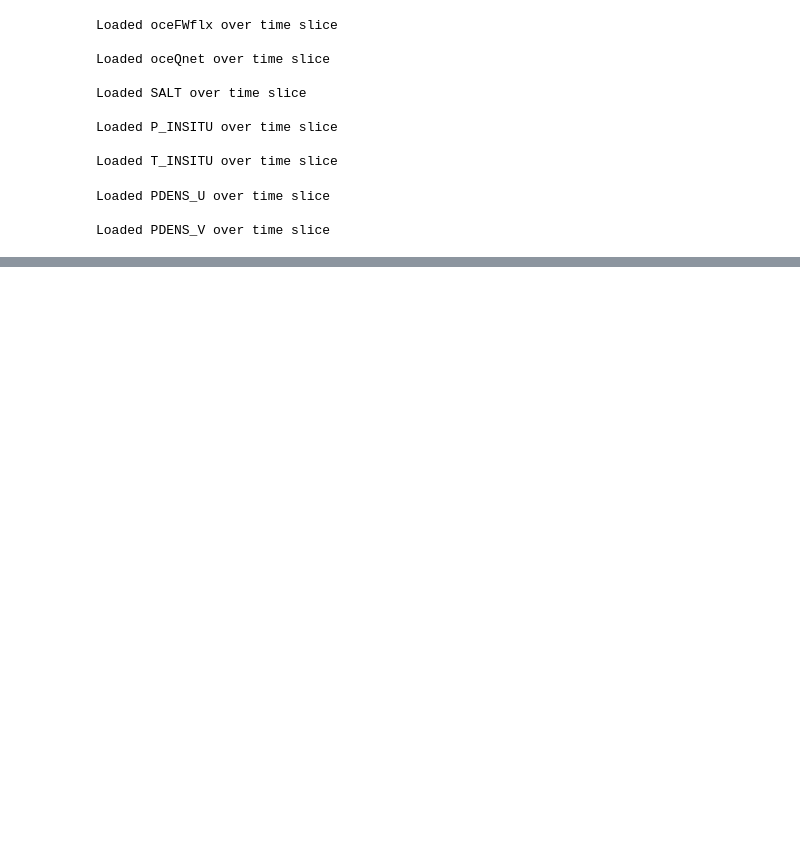
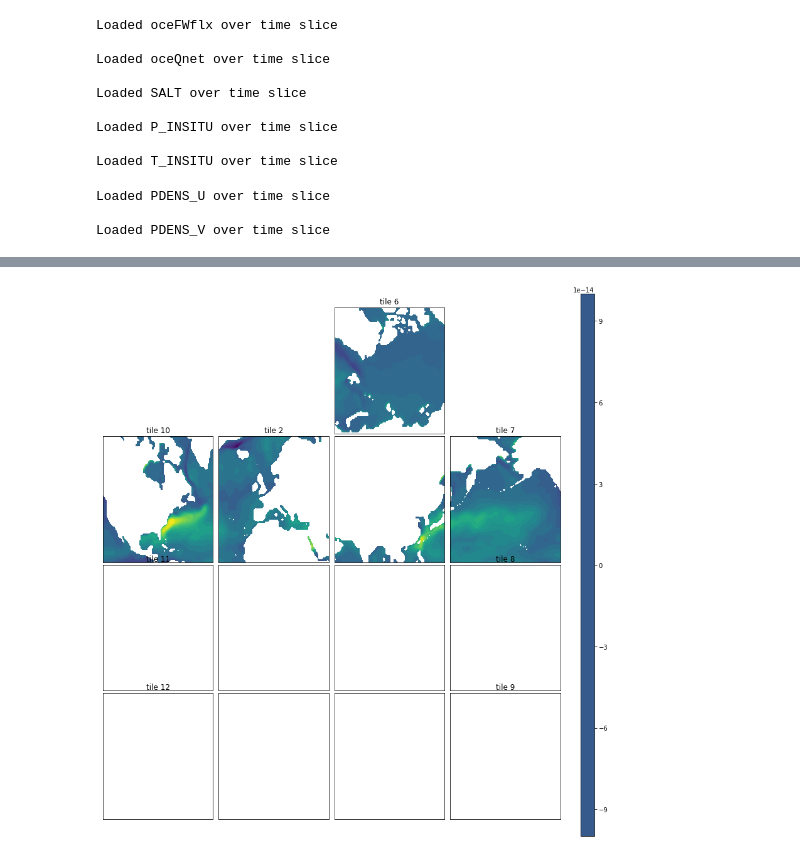
Before and after one commit to tatsumonkman47/ECCO-Cross-Isopycnal-Mixing, a Jupyter notebook: Integrate_Surface_Fluxes.ipynb, the cells around one changed output, grey strips where cells are left out. Drawn from its saved outputs; the diff is of its cells as text; code cells hidden in the pictures; blank space fills up the shorter version.

```diff
--- a/Integrate_Surface_Fluxes.ipynb
+++ b/Integrate_Surface_Fluxes.ipynb
@@ -34,3 +34,7 @@ derive_potential_density_values_TEST = reload(derive_potential_density_values_TE
 
 from IPython.core.display import display, HTML
 display(HTML("<style>.container { width:100% !important; }</style>"))
+# %%
+RHO_SW = 1023.6 # kg/m^3, Density of sea water at 1 atm, 25deg C, 35 g/kg psu
+RHO_FW = 997.05 # kg/m^3, Density of fresh water at 25deg C (http://butane.chem.uiuc.edu/pshapley/GenChem1/L21/2.html)
+So = 35. # g/kg, Reference salinity psu
@@ -68,0 +88,4 @@ plotting_functions.world_plot(oceQnet.oceQnet.isel(time=1))
+# %%
+surface_alpha = xr.open_dataset("./analysis_datasets/surface_alpha.nc").rename({"oceQnet":"alpha"})
+surface_beta = xr.open_dataset("./analysis_datasets/surface_beta.nc").rename({"oceQnet":"beta"})
+surface_heat_capacity = xr.open_dataset("./analysis_datasets/surface_heat_capacity.nc").rename({"oceQnet":"cp"})
@@ -68,0 +114,21 @@ plotting_functions.world_plot(oceQnet.oceQnet.isel(time=1))
+# %%
+Flux_Surface = ((-surface_alpha.alpha/surface_heat_capacity.cp)*oceQnet.oceQnet - (RHO_SW*So/RHO_SW)*surface_beta.beta*oceFWflx.oceFWflx).copy(deep=True)
+Flux_Surface_Southern = Flux_Surface.copy(deep=True)
+Flux_Surface_Southern.loc[{"tile":2}] = Flux_Surface.isel(tile=2)*np.nan
+Flux_Surface_Southern.loc[{"tile":5}] = Flux_Surface.isel(tile=5)*np.nan
+Flux_Surface_Southern.loc[{"tile":6}] = Flux_Surface.isel(tile=6)*np.nan
+Flux_Surface_Southern.loc[{"tile":7}] = Flux_Surface.isel(tile=7)*np.nan
+Flux_Surface_Southern.loc[{"tile":10}] = Flux_Surface.isel(tile=10)*np.nan
+
+Flux_Surface_Northern = Flux_Surface.copy(deep=True)
+Flux_Surface_Northern.loc[{"tile":0}] = Flux_Surface.isel(tile=0)*np.nan
+Flux_Surface_Northern.loc[{"tile":1}] = Flux_Surface.isel(tile=1)*np.nan
+Flux_Surface_Northern.loc[{"tile":3}] = Flux_Surface.isel(tile=3)*np.nan
+Flux_Surface_Northern.loc[{"tile":4}] = Flux_Surface.isel(tile=4)*np.nan
+Flux_Surface_Northern.loc[{"tile":8}] = Flux_Surface.isel(tile=8)*np.nan
+Flux_Surface_Northern.loc[{"tile":9}] = Flux_Surface.isel(tile=9)*np.nan
+Flux_Surface_Northern.loc[{"tile":11}] = Flux_Surface.isel(tile=11)*np.nan
+Flux_Surface_Northern.loc[{"tile":12}] = Flux_Surface.isel(tile=12)*np.nan
+# %%
+plotting_functions.world_plot(Flux_Surface_Northern.isel(time=0))
+# %% [output]
@@ -68,0 +136 @@ plotting_functions.world_plot(oceQnet.oceQnet.isel(time=1))
+[figure, added]
```
Also changed, not shown: parts of 10 cells of this notebook.
